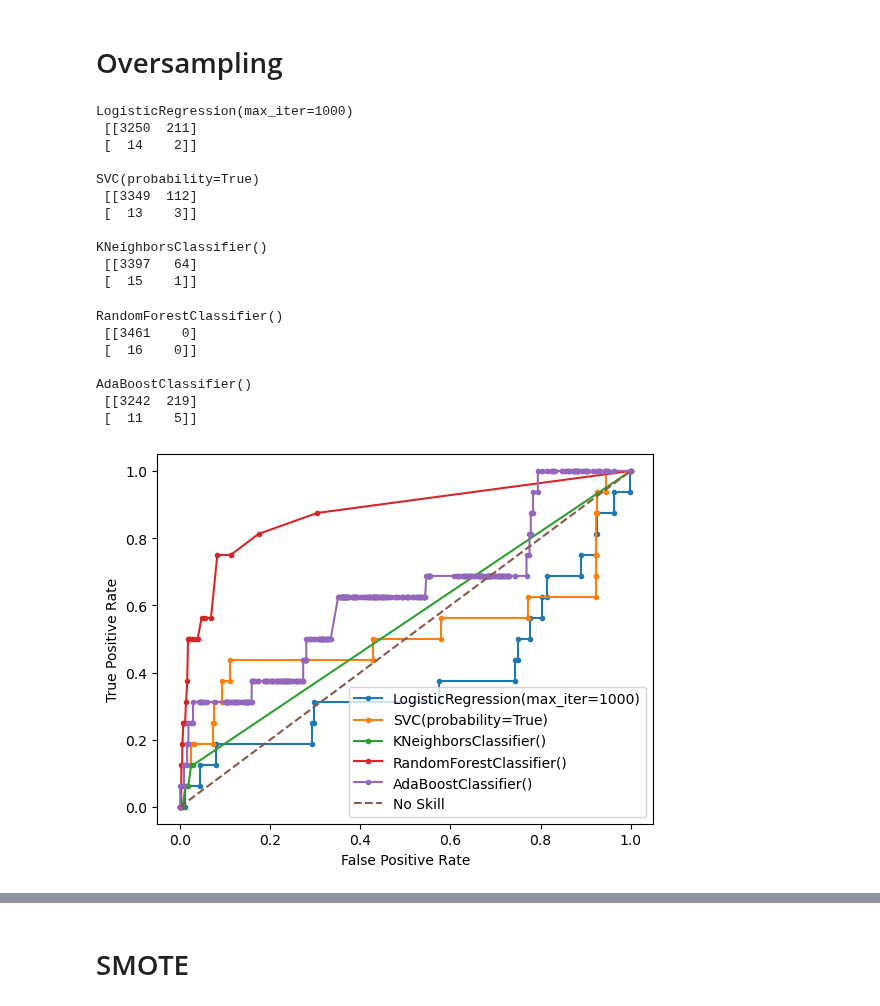
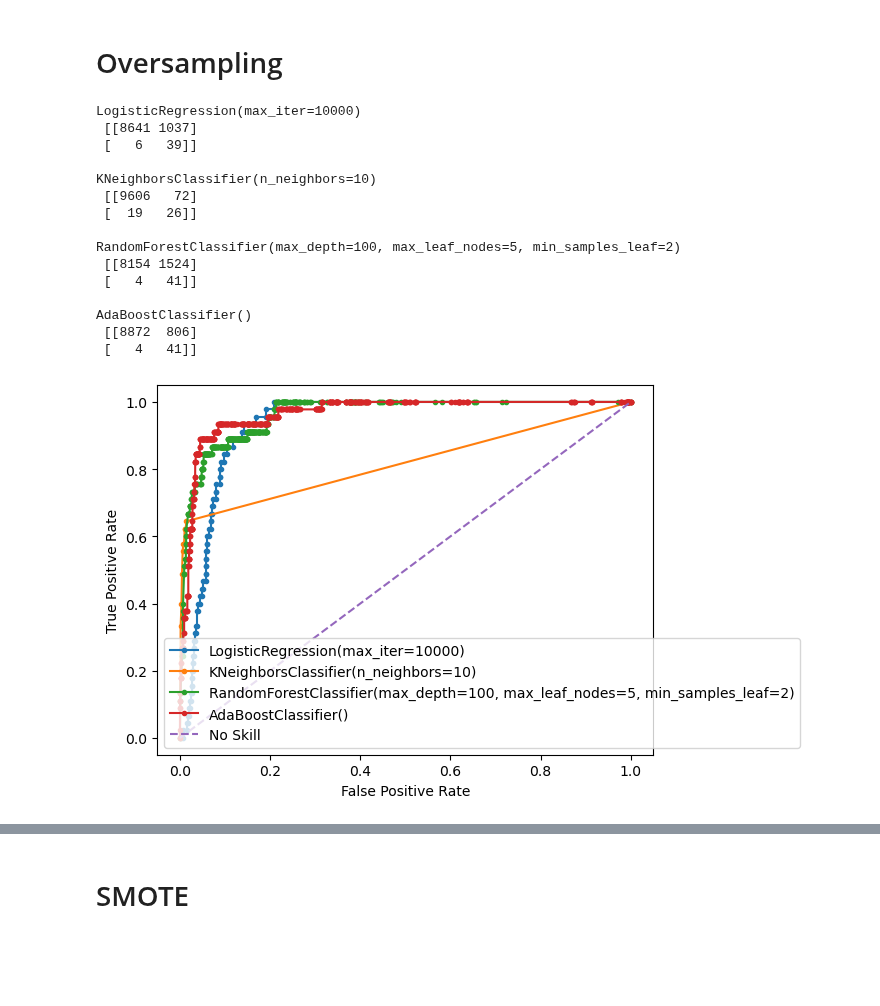
Before and after one commit to kenclements/praxis, a Jupyter notebook: cert-preprocess4-final.ipynb, the cells around one changed output, grey strips where cells are left out. Drawn from its saved outputs; the diff is of its cells as text; code cells hidden in the pictures; blank space fills up the shorter version.

```diff
--- a/cert-preprocess4-final.ipynb
+++ b/cert-preprocess4-final.ipynb
@@ -392,0 +368,2 @@ KeyError: 10000
+# %%
+X_train = pd.merge(X_train, train_role_df, on=['role', 'date'], how='left')
@@ -641,16 +626,16 @@ X_train_under, X_test_under, y_train_under, y_test_under = train_test_split(X_fi
 # %%
 results_under = []
-models = [lr, svm, knn, rf, ada]
+models = [lr, knn, rf, ada]
 for m in models:
-    m.fit(X_train_under, y_train_under.values.ravel())
+    m.fit(X_final_under, y_final_under.values.ravel())
     predicted = m.predict(X_test)
-    acc = metrics.accuracy_score(y_test, predicted)
-    rec = metrics.recall_score(y_test, predicted)
-    prec = metrics.precision_score(y_test, predicted)
-    f1 = metrics.f1_score(y_test, predicted)
-    auc = metrics.roc_auc_score(y_test, predicted)
-    print(m, "\n", metrics.confusion_matrix(y_test,predicted), "\n")
-    results_under.append([acc, rec, prec, f1, auc])
+    acc = skmetrics.accuracy_score(y_test, predicted)
+    rec = skmetrics.recall_score(y_test, predicted)
+    #prec = skmetrics.precision_score(y_test, predicted)
+    #f1 = skmetrics.f1_score(y_test, predicted)
+    auc = skmetrics.roc_auc_score(y_test, predicted)
+    print(m, "\n", skmetrics.confusion_matrix(y_test,predicted), "\n")
+    results_under.append([acc, rec, auc])
     m_probs = m.predict_proba(X_test)
     m_probs = m_probs[:, 1]
     m_fpr, m_tpr, _ = roc_curve(y_test, m_probs)
@@ -802,56 +741,46 @@ X_train_over, X_test_over, y_train_over, y_test_over = train_test_split(X_final_
-# %%
-# #Adapt from above
-lr = LogisticRegression(max_iter=1000)
-svm = SVC(probability=True)
-# knn = bls_knn_best_est
-# rf = bls_rf_best_est
-# ada = bls_ada_best_est
 # %%
 results_over = []
-models = [lr, svm, knn, rf, ada]
+models = [lr, knn, rf, ada]
 for m in models:
-    m.fit(X_train_over, y_train_over.values.ravel())
+    m.fit(X_final_over, y_final_over.values.ravel())
     predicted = m.predict(X_test)
-    acc = metrics.accuracy_score(y_test, predicted)
-    rec = metrics.recall_score(y_test, predicted)
-    #prec = metrics.precision_score(y_test, predicted)
-    f1 = metrics.f1_score(y_test, predicted)
-    auc = metrics.roc_auc_score(y_test, predicted)
-    print(m, "\n", metrics.confusion_matrix(y_test,predicted), "\n")
-    results_over.append([acc, rec, prec, auc, f1])
+    acc = skmetrics.accuracy_score(y_test, predicted)
+    rec = skmetrics.recall_score(y_test, predicted)
+    #prec = skmetrics.precision_score(y_test, predicted)
+    #f1 = skmetrics.f1_score(y_test, predicted)
+    auc = skmetrics.roc_auc_score(y_test, predicted)
+    print(m, "\n", skmetrics.confusion_matrix(y_test,predicted), "\n")
+    results_over.append([acc, rec, auc])
     m_probs = m.predict_proba(X_test)
     m_probs = m_probs[:, 1]
     m_fpr, m_tpr, _ = roc_curve(y_test, m_probs)
     pyplot.plot(m_fpr, m_tpr, marker='.', label=(m))
 
 ns_probs = [0 for _ in range(len(y_test))]
 ns_fpr, ns_tpr, _ = roc_curve(y_test, ns_probs)
 pyplot.plot(ns_fpr, ns_tpr, linestyle='--', label='No Skill')
 # axis labels
 pyplot.xlabel('False Positive Rate')
 pyplot.ylabel('True Positive Rate')
 # show the legend
 pyplot.legend()
 # show the plot
 pyplot.show()
 # %% [output]
-LogisticRegression(max_iter=1000)
- [[3250  211]
- [  14    2]]
+LogisticRegression(max_iter=10000)
+ [[8641 1037]
+ [   6   39]]
 
-SVC(probability=True)
- [[3349  112]
- [  13    3]]
+KNeighborsClassifier(n_neighbors=10)
+ [[9606   72]
+ [  19   26]]
 
-KNeighborsClassifier()
- [[3397   64]
- [  15    1]]
+RandomForestClassifier(max_depth=100, max_leaf_nodes=5, min_samples_leaf=2)
+ [[8154 1524]
+ [   4   41]]
+
+AdaBoostClassifier()
+ [[8872  806]
+ [   4   41]]
-RandomForestClassifier()
- [[3461    0]
- [  16    0]]
-
-AdaBoostClassifier()
- [[3242  219]
- [  11    5]]
-[figure, old version]
+[figure, new version]
 # %%
```
Also changed, not shown: parts of 114 cells of this notebook.
